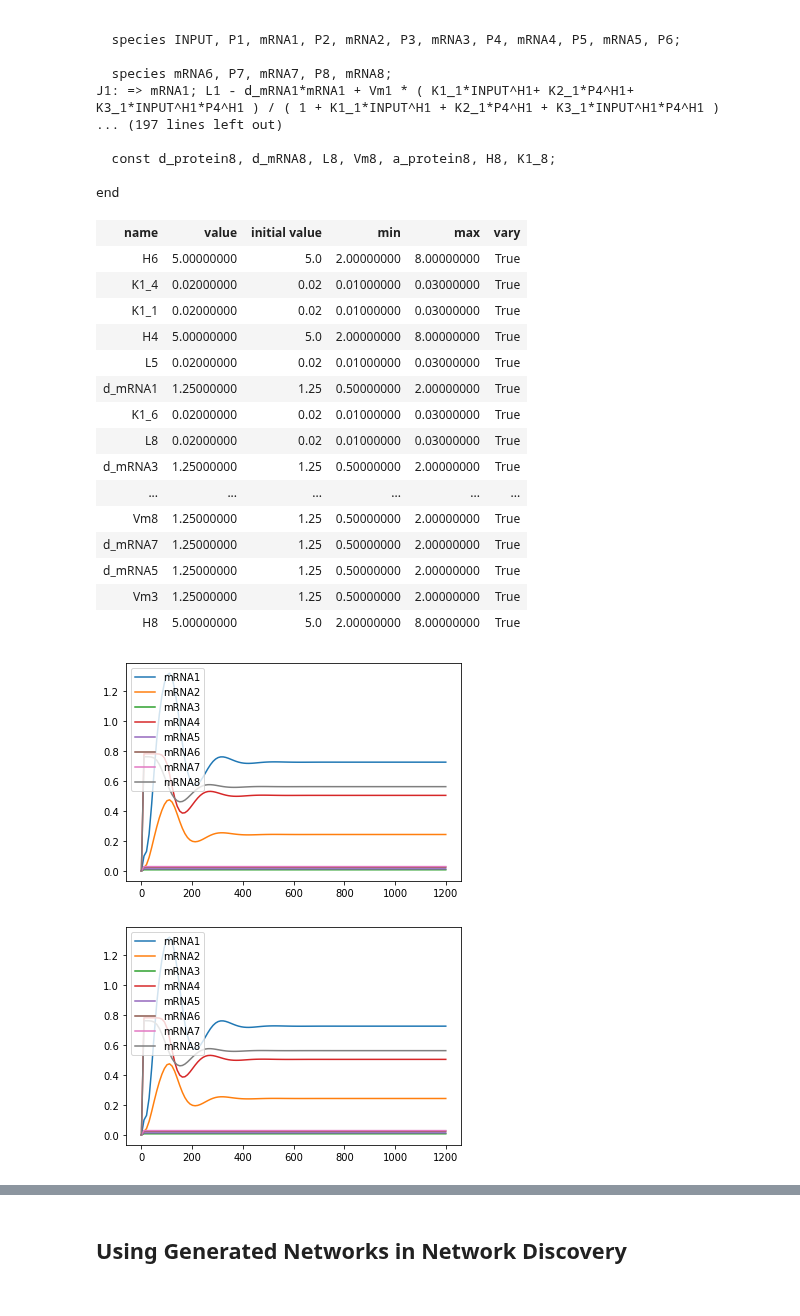
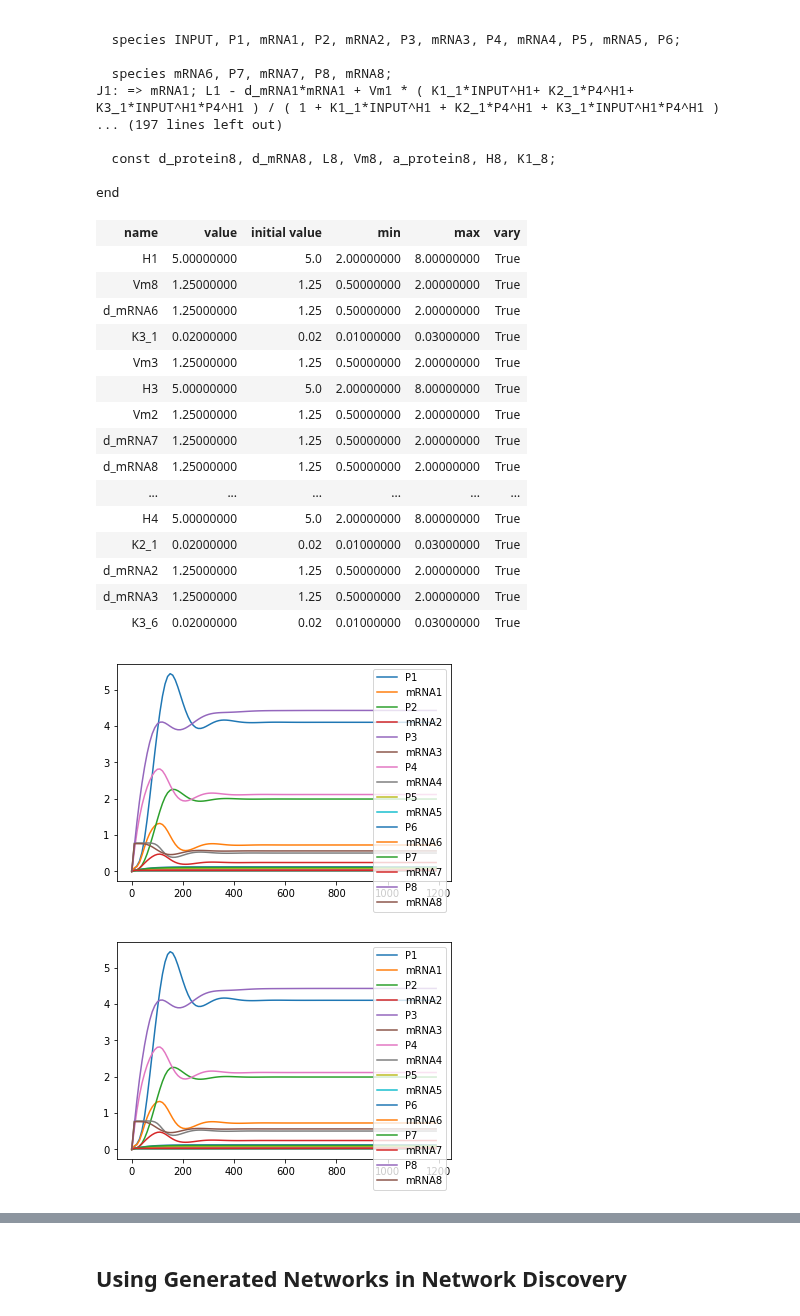
Before and after one commit to ModelEngineering/advancing-biomedical-models, a Jupyter notebook: lectures/lecture_17/lecture_17_Generating_Models.ipynb, the cells around one changed output, grey strips where cells are left out. Saved outputs shown, nothing was run; the diff lists cells and outputs as text; code cells hidden in the pictures.

Commit message:
Complete use cases for network generation

```diff
--- a/lectures/lecture_17/lecture_17_Generating_Models.ipynb
+++ b/lectures/lecture_17/lecture_17_Generating_Models.ipynb
@@ -78,8 +53,6 @@ def plotSimulation(df):
 # %%
-# Description of the initial network.
-initial_network = ["1+0O+4", "2+4", "3+6", "4-2", 5, "6+7O-1", 7, "8-1"]
-# Construct the network
-network = gn.GeneNetwork(initial_network=initial_network)
+# Construct the network. Starts with INITIAL_NETWORK
+network = gn.GeneNetwork()
 # Generate the network
 network.generate()
 # %%
@@ -108,26 +81,27 @@ end
 network.parameters
 # %% [output]
 | name | value | initial value | min | max | vary |
-| H6 | 5.00000000 | 5.0 | 2.00000000 | 8.00000000 | True |
-| K1_4 | 0.02000000 | 0.02 | 0.01000000 | 0.03000000 | True |
-| K1_1 | 0.02000000 | 0.02 | 0.01000000 | 0.03000000 | True |
+| H1 | 5.00000000 | 5.0 | 2.00000000 | 8.00000000 | True |
+| Vm8 | 1.25000000 | 1.25 | 0.50000000 | 2.00000000 | True |
+| d_mRNA6 | 1.25000000 | 1.25 | 0.50000000 | 2.00000000 | True |
+| K3_1 | 0.02000000 | 0.02 | 0.01000000 | 0.03000000 | True |
+| Vm3 | 1.25000000 | 1.25 | 0.50000000 | 2.00000000 | True |
+| H3 | 5.00000000 | 5.0 | 2.00000000 | 8.00000000 | True |
+| Vm2 | 1.25000000 | 1.25 | 0.50000000 | 2.00000000 | True |
+| d_mRNA7 | 1.25000000 | 1.25 | 0.50000000 | 2.00000000 | True |
+| d_mRNA8 | 1.25000000 | 1.25 | 0.50000000 | 2.00000000 | True |
+| ... | ... | ... | ... | ... | ... |
 | H4 | 5.00000000 | 5.0 | 2.00000000 | 8.00000000 | True |
-| L5 | 0.02000000 | 0.02 | 0.01000000 | 0.03000000 | True |
-| d_mRNA1 | 1.25000000 | 1.25 | 0.50000000 | 2.00000000 | True |
-| K1_6 | 0.02000000 | 0.02 | 0.01000000 | 0.03000000 | True |
-| L8 | 0.02000000 | 0.02 | 0.01000000 | 0.03000000 | True |
+| K2_1 | 0.02000000 | 0.02 | 0.01000000 | 0.03000000 | True |
+| d_mRNA2 | 1.25000000 | 1.25 | 0.50000000 | 2.00000000 | True |
 | d_mRNA3 | 1.25000000 | 1.25 | 0.50000000 | 2.00000000 | True |
-| ... | ... | ... | ... | ... | ... |
-| Vm8 | 1.25000000 | 1.25 | 0.50000000 | 2.00000000 | True |
-| d_mRNA7 | 1.25000000 | 1.25 | 0.50000000 | 2.00000000 | True |
-| d_mRNA5 | 1.25000000 | 1.25 | 0.50000000 | 2.00000000 | True |
-| Vm3 | 1.25000000 | 1.25 | 0.50000000 | 2.00000000 | True |
-| H8 | 5.00000000 | 5.0 | 2.00000000 | 8.00000000 | True |
+| K3_6 | 0.02000000 | 0.02 | 0.01000000 | 0.03000000 | True |
 # %%
 # Here's the result of simulating the generated network
-rr = te.loada(base_network.model)
+rr = te.loada(network.model)
 data = rr.simulate(0, 1200, 120)
-df_data = makeDF(data)
-plotSimulation(df_data)
+df_data = mg.makeDF(data)
+_ = plt.plot(df_data.index, df_data)
+_ = plt.legend(df_data.columns)
 # %% [output]
-[figure, old version]
+[figure, new version]
@@ -134,9 +119,10 @@ plotSimulation(df_data)
 # %%
 # Compare the above results with the file initial-Antimony-model.txt
 df_initial = simulateInitialModel()
-plotSimulation(df_initial)
+_ = plt.plot(df_initial.index, df_initial)
+_ = plt.legend(df_data.columns)
 # %% [output]
-[figure, old version]
+[figure, new version]
 # %%
 df = df_initial - df_data
 df.sum().sum()
```
Also changed, not shown: parts of 10 cells of this notebook, 1 other file.
